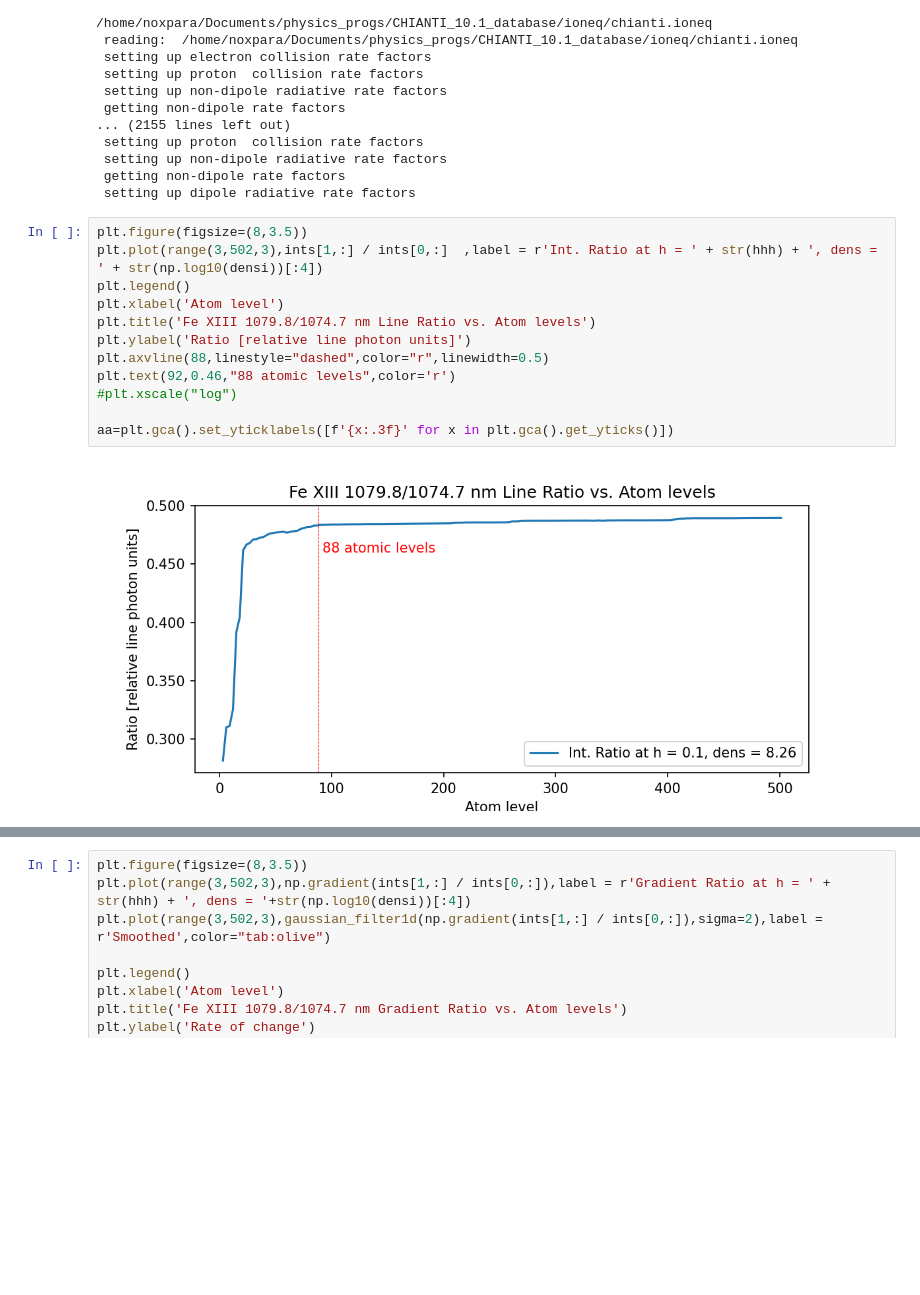
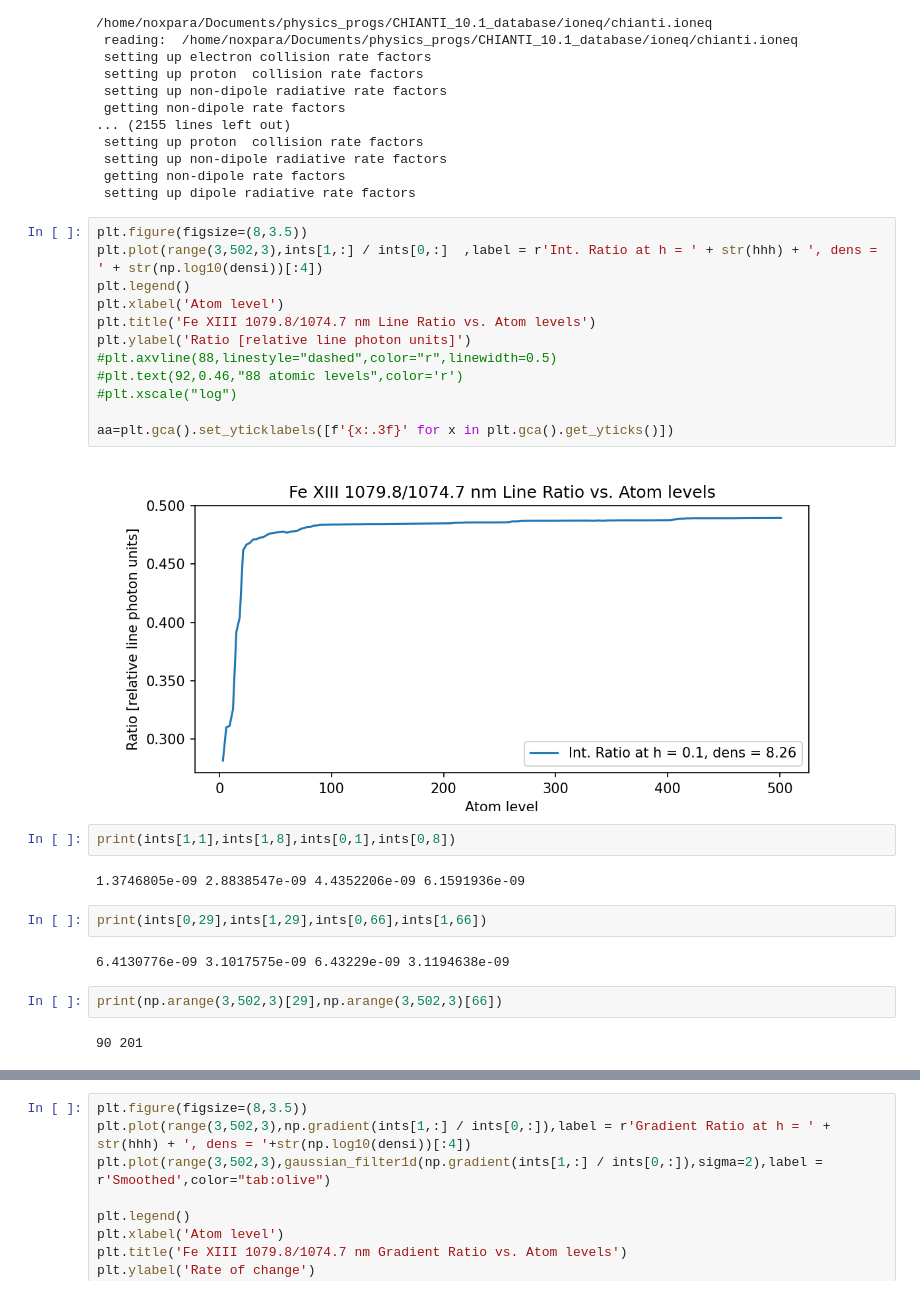
Before and after one commit to arparaschiv/FeXIII-coronal-density, a Jupyter notebook: PyCELP_generate_lookup.ipynb, the cells around one changed output, grey strips where cells are left out. Drawn from its saved outputs; the diff is of its cells as text; blank space fills up the shorter version.

```diff
--- a/PyCELP_generate_lookup.ipynb
+++ b/PyCELP_generate_lookup.ipynb
@@ -292,14 +292,26 @@ for d,dd in enumerate(range(3,502,3)):
 # %%
 plt.figure(figsize=(8,3.5))
 plt.plot(range(3,502,3),ints[1,:] / ints[0,:]  ,label = r'Int. Ratio at h = ' + str(hhh) + ', dens = ' + str(np.log10(densi))[:4])
 plt.legend()
 plt.xlabel('Atom level')
 plt.title('Fe XIII 1079.8/1074.7 nm Line Ratio vs. Atom levels')
 plt.ylabel('Ratio [relative line photon units]')
-plt.axvline(88,linestyle="dashed",color="r",linewidth=0.5)
-plt.text(92,0.46,"88 atomic levels",color='r')
+#plt.axvline(88,linestyle="dashed",color="r",linewidth=0.5)
+#plt.text(92,0.46,"88 atomic levels",color='r')
 #plt.xscale("log")
 
 aa=plt.gca().set_yticklabels([f'{x:.3f}' for x in plt.gca().get_yticks()])
 # %% [output]
-[figure, old version]
+[figure, new version]
+# %%
+print(ints[1,1],ints[1,8],ints[0,1],ints[0,8])
+# %% [output]
+1.3746805e-09 2.8838547e-09 4.4352206e-09 6.1591936e-09
+# %%
+print(ints[0,29],ints[1,29],ints[0,66],ints[1,66])
+# %% [output]
+6.4130776e-09 3.1017575e-09 6.43229e-09 3.1194638e-09
+# %%
+print(np.arange(3,502,3)[29],np.arange(3,502,3)[66])
+# %% [output]
+90 201
```
Also changed, not shown: parts of 4 cells of this notebook, 1 other file.
